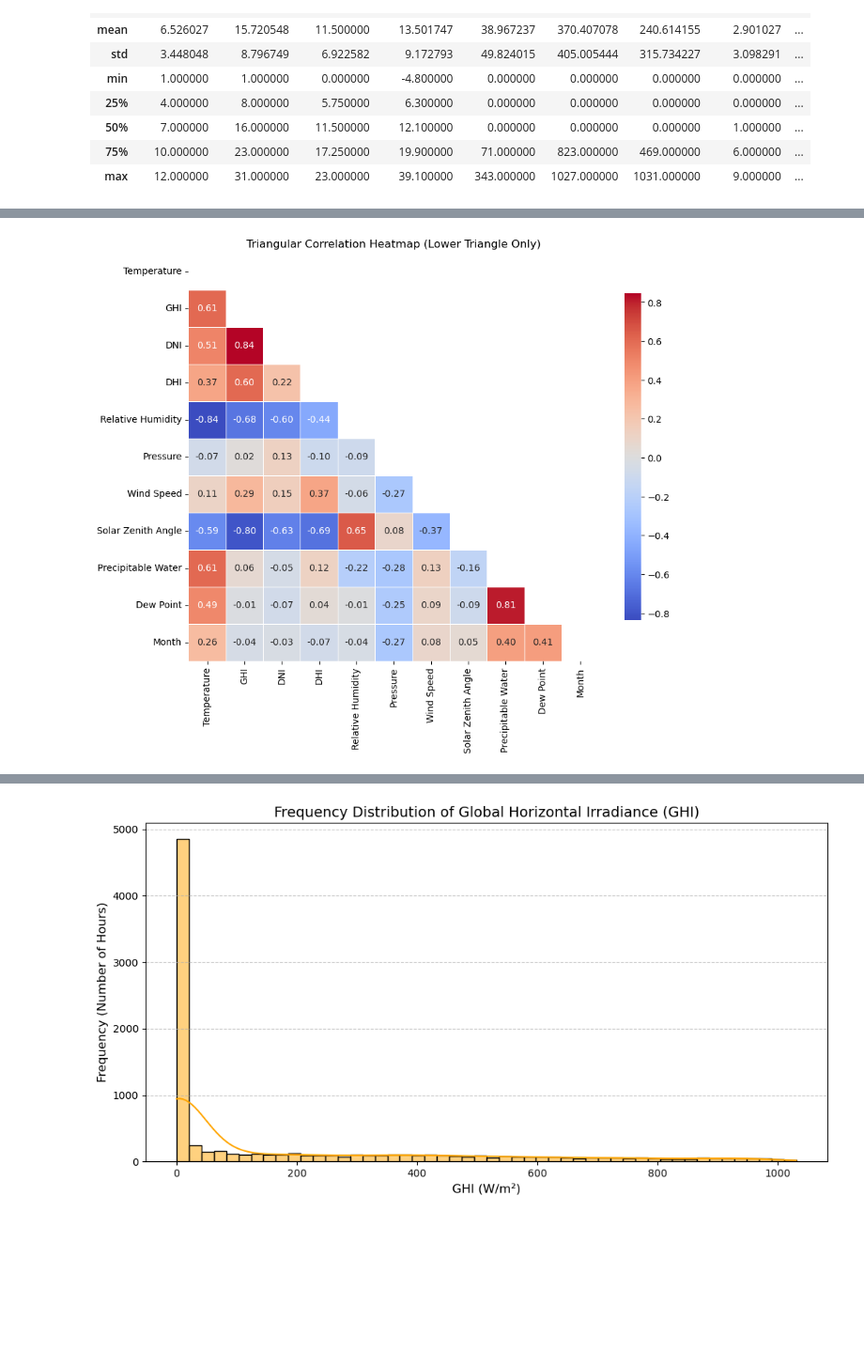
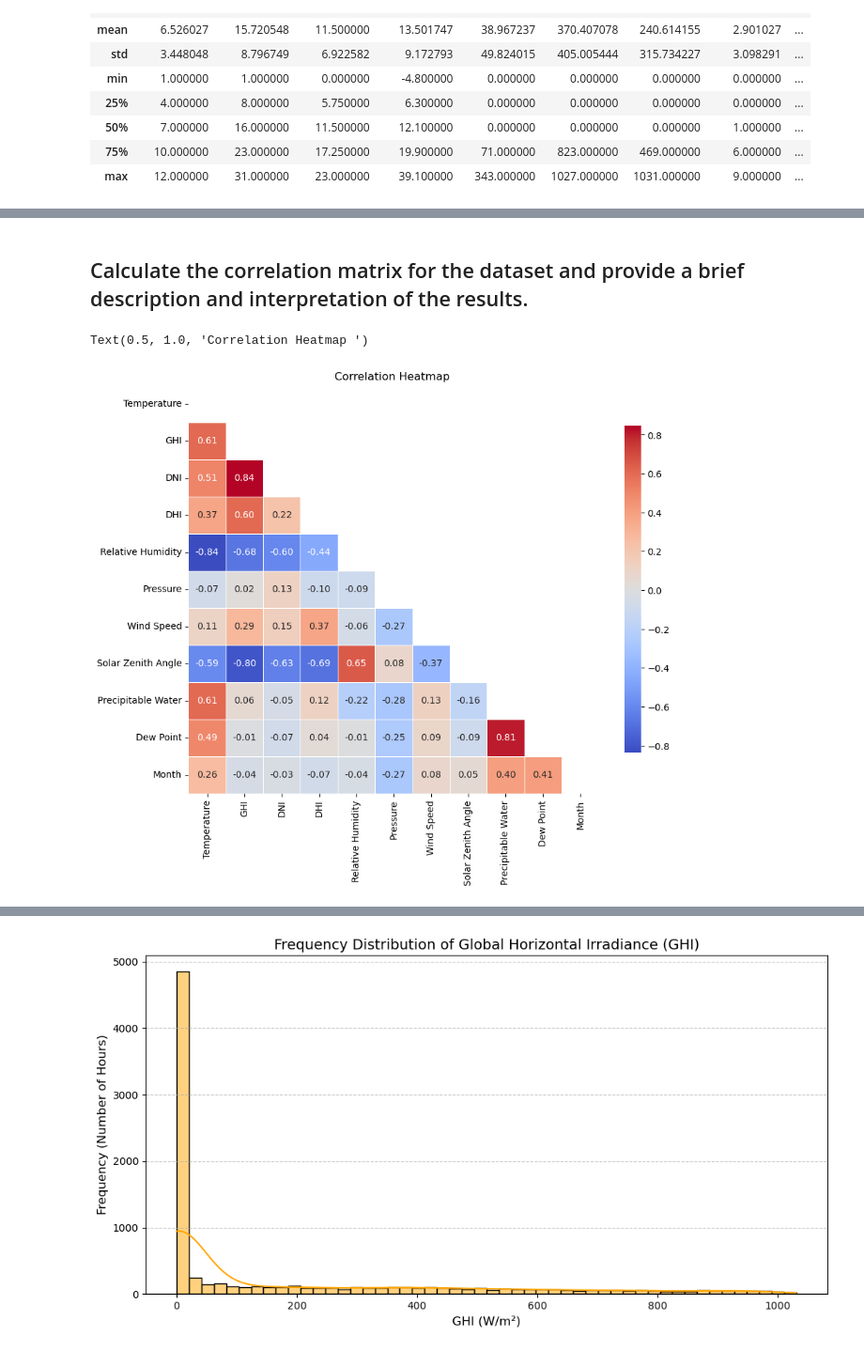
Before and after one commit to Smuthusivam/LEI-Assignment-01_Feb, a Jupyter notebook: Data Analysis.ipynb, the cells around one changed output, grey strips where cells are left out. Shown at 94% size. Saved outputs shown, nothing was run; the diff lists cells and outputs as text; code cells hidden in the pictures; blank space fills up the shorter version.

```diff
--- a/Data Analysis.ipynb
+++ b/Data Analysis.ipynb
@@ -178,20 +204,22 @@ data.describe()
+# %% [markdown]
+## Calculate the correlation matrix for the dataset and provide a brief description and interpretation of the results.
 # %%
 cols_to_corr = ['Temperature', 'GHI', 'DNI', 'DHI', 'Relative Humidity', 'Pressure',
                 'Wind Speed', 'Solar Zenith Angle', 'Precipitable Water', 'Dew Point','Month']
 corr_matrix = data[cols_to_corr].corr()
 
 mask = np.triu(np.ones_like(corr_matrix, dtype=bool))
 
 plt.figure(figsize=(10, 8))
 sns.heatmap(corr_matrix,
             mask=mask,
             annot=True,
             cmap='coolwarm',
             fmt=".2f",
             linewidths=0.5,
             cbar_kws={"shrink": .8})
 
-plt.title('Triangular Correlation Heatmap (Lower Triangle Only)')
-plt.savefig('triangular_heatmap.png')
+plt.title('Correlation Heatmap ')
 # %% [output]
+Text(0.5, 1.0, 'Correlation Heatmap ')
-[figure, old version]
+[figure, new version]
```
Also changed, not shown: parts of 16 cells of this notebook.
